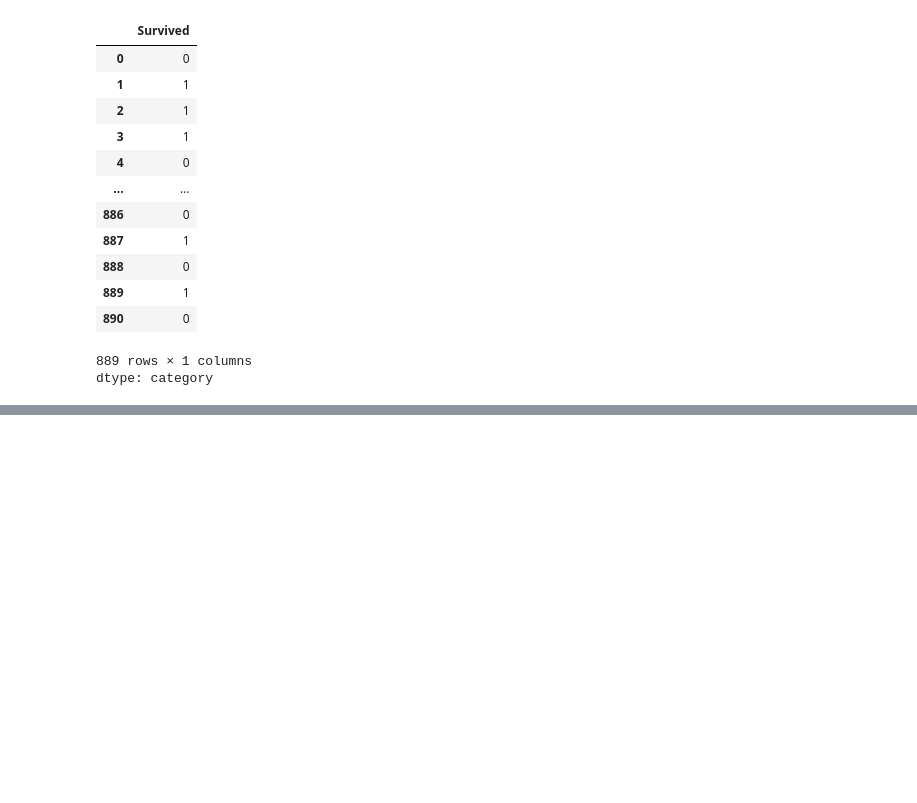
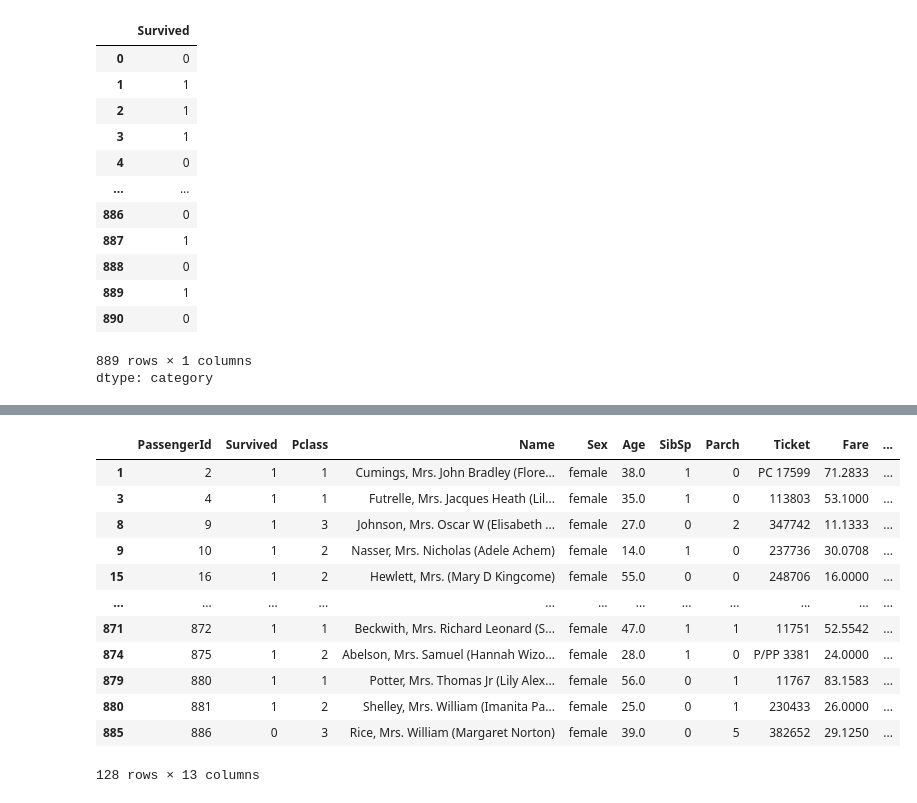
Before and after one commit to vizz21/ai-ml-roadmap, a Jupyter notebook: phase1-core-ml/week2-pandas-eda-visualisation/week2_day2ipynb.ipynb, the cells around one changed output, grey strips where cells are left out. Drawn from its saved outputs; the diff is of its cells as text; code cells hidden in the pictures; blank space fills up the shorter version.

```diff
--- a/phase1-core-ml/week2-pandas-eda-visualisation/week2_day2ipynb.ipynb
+++ b/phase1-core-ml/week2-pandas-eda-visualisation/week2_day2ipynb.ipynb
@@ -246,0 +252,3 @@ dtype: category
+# %%
+#b.Extract just the title (Mr, Mrs, Miss etc.) — it's between ,  and . in each name
+df['Title'] = df['Name'].str.extract(r", ([A-Za-z]+)\.")
@@ -246,0 +276,19 @@ dtype: category
+# %%
+#c. Check which names contain "Mrs"
+  #same as boolean masking np a[a>10]
+
+df[df['Name'].str.contains("Mrs")]
+# %% [output]
+|  | PassengerId | Survived | Pclass | Name | Sex | Age | SibSp | Parch | Ticket | Fare | ... |
+| 1 | 2 | 1 | 1 | Cumings, Mrs. John Bradley (Flore... | female | 38.0 | 1 | 0 | PC 17599 | 71.2833 | ... |
+| 3 | 4 | 1 | 1 | Futrelle, Mrs. Jacques Heath (Lil... | female | 35.0 | 1 | 0 | 113803 | 53.1000 | ... |
+| 8 | 9 | 1 | 3 | Johnson, Mrs. Oscar W (Elisabeth ... | female | 27.0 | 0 | 2 | 347742 | 11.1333 | ... |
+| 9 | 10 | 1 | 2 | Nasser, Mrs. Nicholas (Adele Achem) | female | 14.0 | 1 | 0 | 237736 | 30.0708 | ... |
+| 15 | 16 | 1 | 2 | Hewlett, Mrs. (Mary D Kingcome) | female | 55.0 | 0 | 0 | 248706 | 16.0000 | ... |
+| ... | ... | ... | ... | ... | ... | ... | ... | ... | ... | ... | ... |
+| 871 | 872 | 1 | 1 | Beckwith, Mrs. Richard Leonard (S... | female | 47.0 | 1 | 1 | 11751 | 52.5542 | ... |
+| 874 | 875 | 1 | 2 | Abelson, Mrs. Samuel (Hannah Wizo... | female | 28.0 | 1 | 0 | P/PP 3381 | 24.0000 | ... |
+| 879 | 880 | 1 | 1 | Potter, Mrs. Thomas Jr (Lily Alex... | female | 56.0 | 0 | 1 | 11767 | 83.1583 | ... |
+| 880 | 881 | 1 | 2 | Shelley, Mrs. William (Imanita Pa... | female | 25.0 | 0 | 1 | 230433 | 26.0000 | ... |
+| 885 | 886 | 0 | 3 | Rice, Mrs. William (Margaret Norton) | female | 39.0 | 0 | 5 | 382652 | 29.1250 | ... |
+128 rows × 13 columns
```
Also changed, not shown: parts of 9 cells of this notebook.
